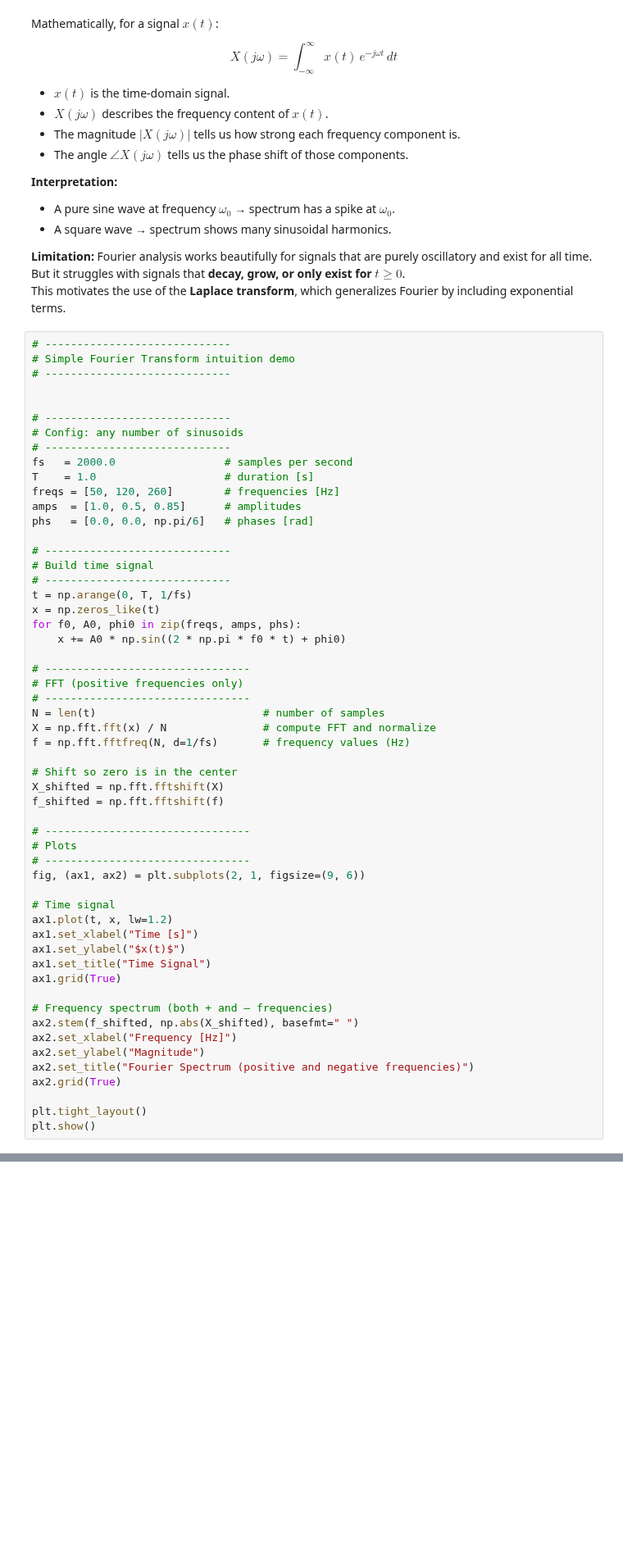
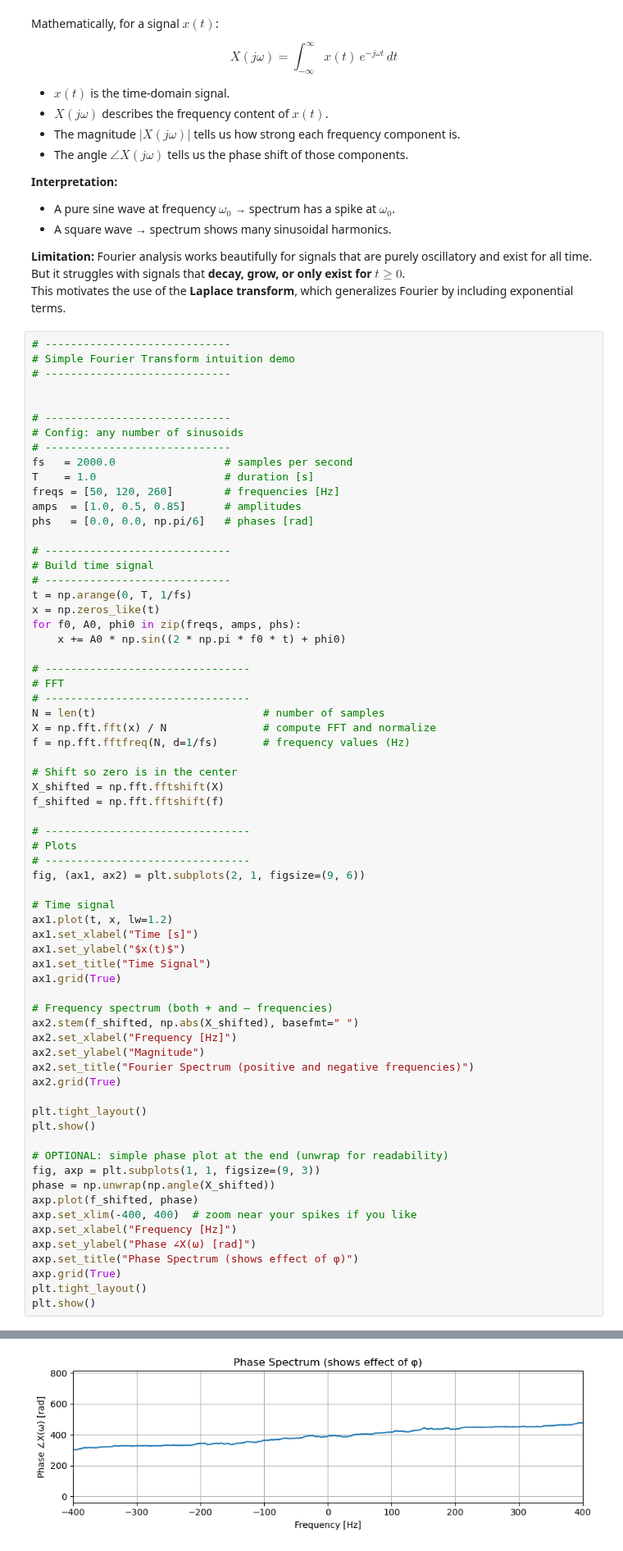
Before and after one commit to johnm3398/Spacecraft-Dynamics-and-Control, a Jupyter notebook: Studies/Control Theory Fundamentals/BB1-System_Modeling_and_Transfer_Functions.ipynb, the cells around one changed output, grey strips where cells are left out. Shown at 82% size. Saved outputs shown, nothing was run; the diff lists cells and outputs as text; blank space fills up the shorter version.

```diff
--- a/Studies/Control Theory Fundamentals/BB1-System_Modeling_and_Transfer_Functions.ipynb
+++ b/Studies/Control Theory Fundamentals/BB1-System_Modeling_and_Transfer_Functions.ipynb
@@ -329,39 +456,52 @@ for f0, A0, phi0 in zip(freqs, amps, phs):
     x += A0 * np.sin((2 * np.pi * f0 * t) + phi0)
 
 # --------------------------------
-# FFT (positive frequencies only)
+# FFT
 # --------------------------------
 N = len(t)                          # number of samples
 X = np.fft.fft(x) / N               # compute FFT and normalize
 f = np.fft.fftfreq(N, d=1/fs)       # frequency values (Hz)
 
 # Shift so zero is in the center
 X_shifted = np.fft.fftshift(X)
 f_shifted = np.fft.fftshift(f)
 
 # --------------------------------
 # Plots
 # --------------------------------
 fig, (ax1, ax2) = plt.subplots(2, 1, figsize=(9, 6))
 
 # Time signal
 ax1.plot(t, x, lw=1.2)
 ax1.set_xlabel("Time [s]")
 ax1.set_ylabel("$x(t)$")
 ax1.set_title("Time Signal")
 ax1.grid(True)
 
 # Frequency spectrum (both + and – frequencies)
 ax2.stem(f_shifted, np.abs(X_shifted), basefmt=" ")
 ax2.set_xlabel("Frequency [Hz]")
 ax2.set_ylabel("Magnitude")
 ax2.set_title("Fourier Spectrum (positive and negative frequencies)")
 ax2.grid(True)
 
 plt.tight_layout()
 plt.show()
+
+# OPTIONAL: simple phase plot at the end (unwrap for readability)
+fig, axp = plt.subplots(1, 1, figsize=(9, 3))
+phase = np.unwrap(np.angle(X_shifted))
+axp.plot(f_shifted, phase)
+axp.set_xlim(-400, 400)  # zoom near your spikes if you like
+axp.set_xlabel("Frequency [Hz]")
+axp.set_ylabel("Phase ∠X(ω) [rad]")
+axp.set_title("Phase Spectrum (shows effect of φ)")
+axp.grid(True)
+plt.tight_layout()
+plt.show()
 # %% [output]
 [figure]
+[figure, added]
 # %% [markdown]
 **<ins>Note</ins>**
 
```
Also changed, not shown: parts of 10 cells of this notebook.
